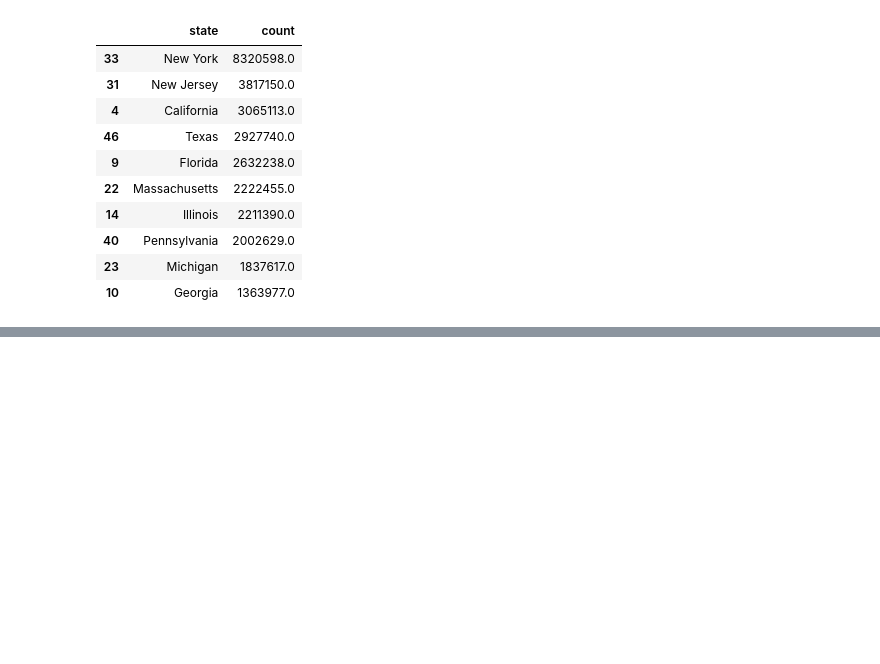
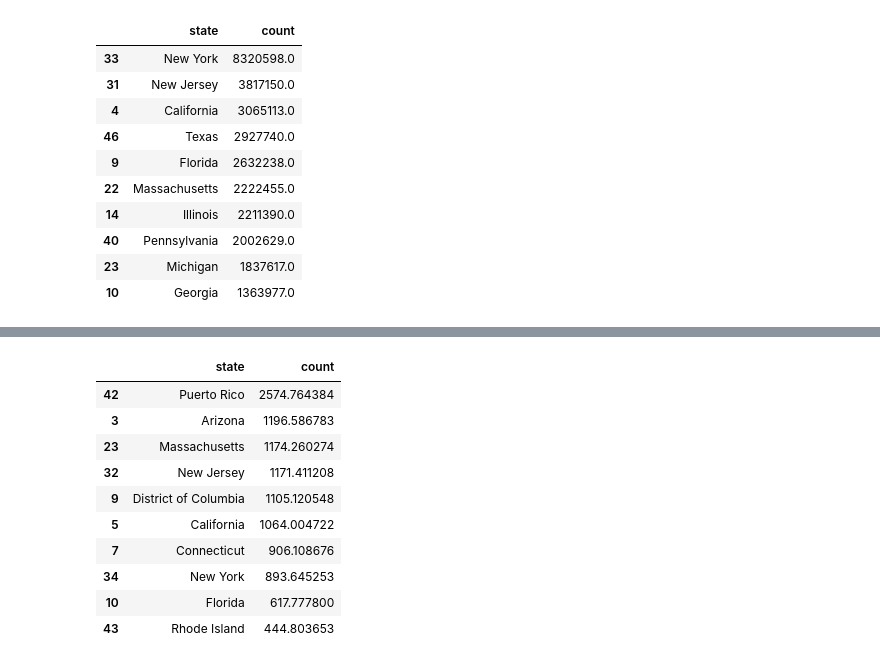
Before and after one commit to aswinudhesh/Data-Analytics, a Jupyter notebook: Corona_Vaccine.ipynb, the cells around one changed output, grey strips where cells are left out. Saved outputs shown, nothing was run; the diff lists cells and outputs as text; code cells hidden in the pictures; blank space fills up the shorter version.

```diff
--- a/Corona_Vaccine.ipynb
+++ b/Corona_Vaccine.ipynb
@@ -67,0 +112,21 @@ df_top10_2020.head(10)
+# %%
+def getyear(row):
+  return datetime.datetime.strptime(row["date"], "%Y-%m-%d").year # Call strptime from the datetime class
+
+df_new["year"] = df_new.apply(getyear, axis=1)
+df_in2021 = df_new.where(df_new["year"] == 2021)
+df_top10 = df_in2021.groupby(["state"])["deaths"].mean().to_frame("count").reset_index()
+df_top10_2021 = df_top10.sort_values(by="count", ascending=False)
+df_top10_2021.head(10)
+# %% [output]
+|  | state | count |
+| 42 | Puerto Rico | 2574.764384 |
+| 3 | Arizona | 1196.586783 |
+| 23 | Massachusetts | 1174.260274 |
+| 32 | New Jersey | 1171.411208 |
+| 9 | District of Columbia | 1105.120548 |
+| 5 | California | 1064.004722 |
+| 7 | Connecticut | 906.108676 |
+| 34 | New York | 893.645253 |
+| 10 | Florida | 617.777800 |
+| 43 | Rhode Island | 444.803653 |
```
Also changed, not shown: parts of 4 cells of this notebook.
